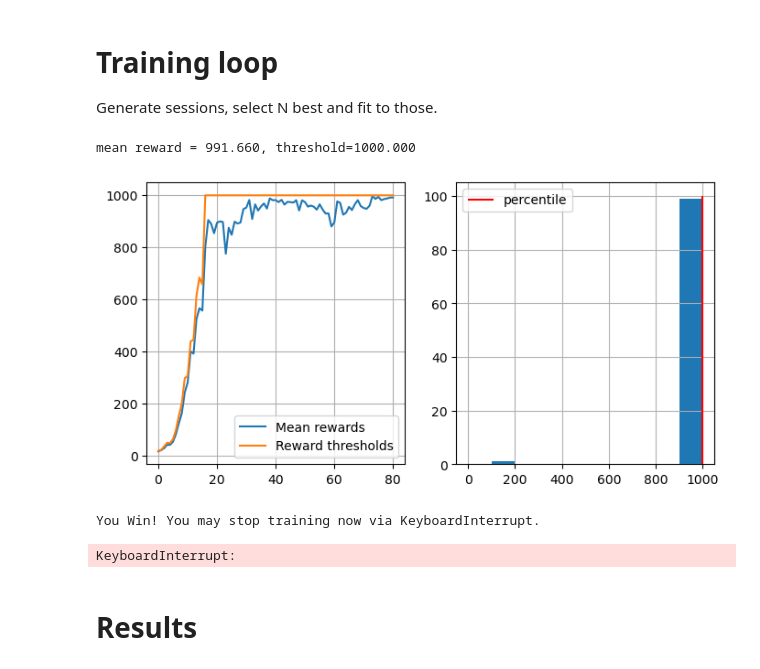
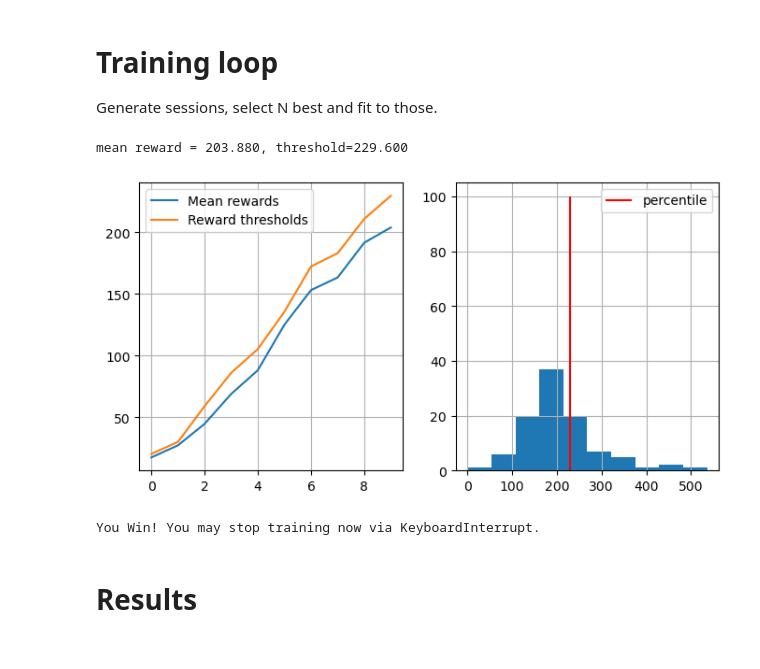
Before and after one commit to Sooqija/Reinforcement-Learning, a Jupyter notebook: seminar_2/deep_crossentropy_method.ipynb, the cells around one changed output. Saved outputs shown, nothing was run; the diff lists cells and outputs as text; code cells hidden in the pictures.

```diff
--- a/seminar_2/deep_crossentropy_method.ipynb
+++ b/seminar_2/deep_crossentropy_method.ipynb
@@ -182,34 +182,41 @@ def show_progress(rewards_batch, log, percentile, reward_range=[-990, +10]):
 # %%
 n_sessions = 100
 percentile = 70
 log = []
-
-for i in range(100):
+states_batch = []
+rewards_batch = []
+actions_batch = []
+agent = MLPClassifier(
+    hidden_layer_sizes=(20, 20),
+    activation="tanh",
+)
+agent.partial_fit([env.reset()[0]] * n_actions, range(n_actions), range(n_actions))
+env.reset()
+for i in range(10):
     # generate new sessions
     sessions = [ generate_session(env, agent) for i in range(n_sessions) ]
 
     states_batch = [el[0] for el in sessions]
     actions_batch = [el[1] for el in sessions]
     rewards_batch = [el[2] for el in sessions]
 
     #states_batch, actions_batch, rewards_batch = map(np.array, zip(*sessions))
 
     elite_states, elite_actions = select_elites(states_batch, actions_batch, rewards_batch, percentile)
 
     agent.fit(elite_states, elite_actions)
     #<YOUR CODE: partial_fit agent to predict elite_actions(y) from elite_states(X)>
 
     show_progress(
         rewards_batch, log, percentile, reward_range=[0, np.max(rewards_batch)]
     )
 
     if np.mean(rewards_batch) > 190:
         print("You Win! You may stop training now via KeyboardInterrupt.")
 # %% [output]
-mean reward = 991.660, threshold=1000.000
+mean reward = 203.880, threshold=229.600
-[figure, old version]
+[figure, new version]
 You Win! You may stop training now via KeyboardInterrupt.
-KeyboardInterrupt:
 # %% [markdown]
 # Results
 # %%
```
Also changed, not shown: parts of 25 cells of this notebook.
